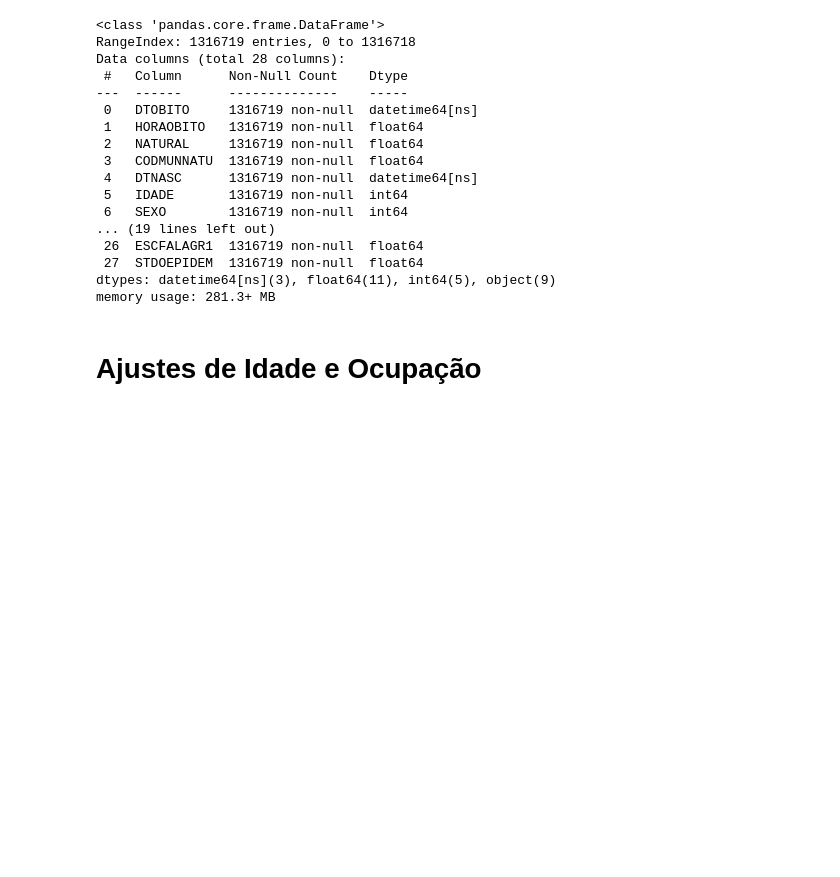
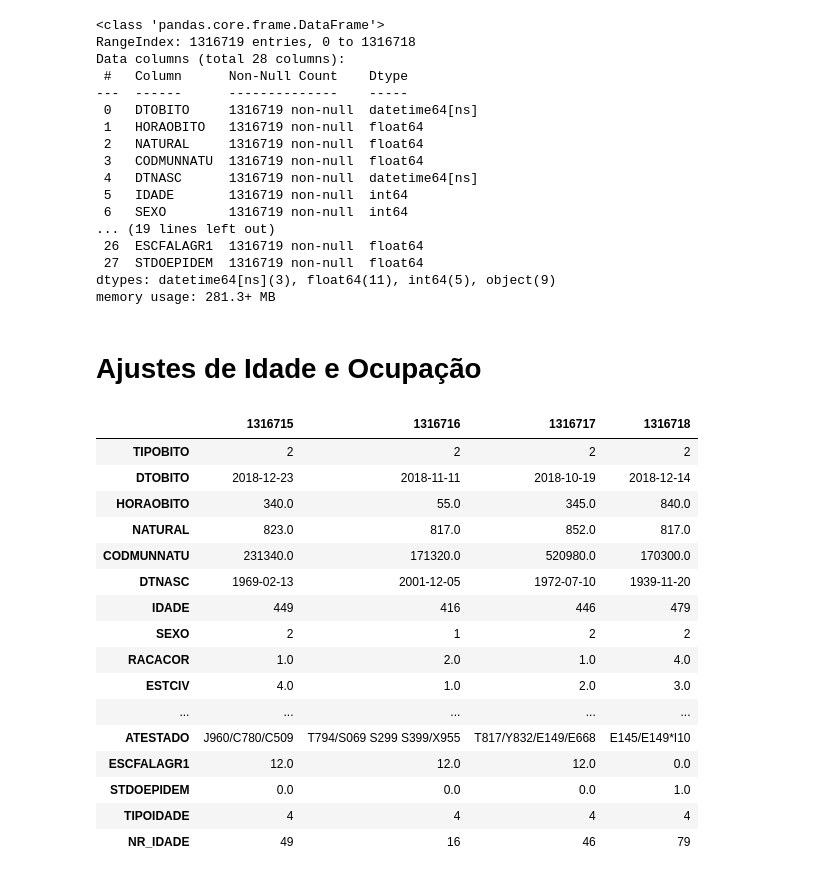
Before and after one commit to caiogoia123/Projeto_Final_BI, a Jupyter notebook: Projeto_Final_2018.ipynb, the cells around one changed output. Saved outputs shown, nothing was run; the diff lists cells and outputs as text; code cells hidden in the pictures; blank space fills up the shorter version.

Commit message:
Ajustes de Idade e Ocupação 2018-2021

```diff
--- a/Projeto_Final_2018.ipynb
+++ b/Projeto_Final_2018.ipynb
@@ -443,3 +443,23 @@ df_2018['NR_IDADE'] = np.where(df_2018['IDADE'] < 100, df_2018['IDADE'],
                                  df_2018['IDADE'].astype(str).str[1:].apply(lambda x: int(x) if x else 0))
 # %%
 df_2018['OCUP'] = np.where(df_2018['OCUP'] > 999990, 999999, df_2018['OCUP'])
+# %%
+df_2018.tail(4).T
+# %% [output]
+|  | 1316715 | 1316716 | 1316717 | 1316718 |
+| TIPOBITO | 2 | 2 | 2 | 2 |
+| DTOBITO | 2018-12-23 | 2018-11-11 | 2018-10-19 | 2018-12-14 |
+| HORAOBITO | 340.0 | 55.0 | 345.0 | 840.0 |
+| NATURAL | 823.0 | 817.0 | 852.0 | 817.0 |
+| CODMUNNATU | 231340.0 | 171320.0 | 520980.0 | 170300.0 |
+| DTNASC | 1969-02-13 | 2001-12-05 | 1972-07-10 | 1939-11-20 |
+| IDADE | 449 | 416 | 446 | 479 |
+| SEXO | 2 | 1 | 2 | 2 |
+| RACACOR | 1.0 | 2.0 | 1.0 | 4.0 |
+| ESTCIV | 4.0 | 1.0 | 2.0 | 3.0 |
+| ... | ... | ... | ... | ... |
+| ATESTADO | J960/C780/C509 | T794/S069 S299 S399/X955 | T817/Y832/E149/E668 | E145/E149*I10 |
+| ESCFALAGR1 | 12.0 | 12.0 | 12.0 | 0.0 |
+| STDOEPIDEM | 0.0 | 0.0 | 0.0 | 1.0 |
+| TIPOIDADE | 4 | 4 | 4 | 4 |
+| NR_IDADE | 49 | 16 | 46 | 79 |
```
Also changed, not shown: parts of 1 cell of this notebook, 3 other files.
